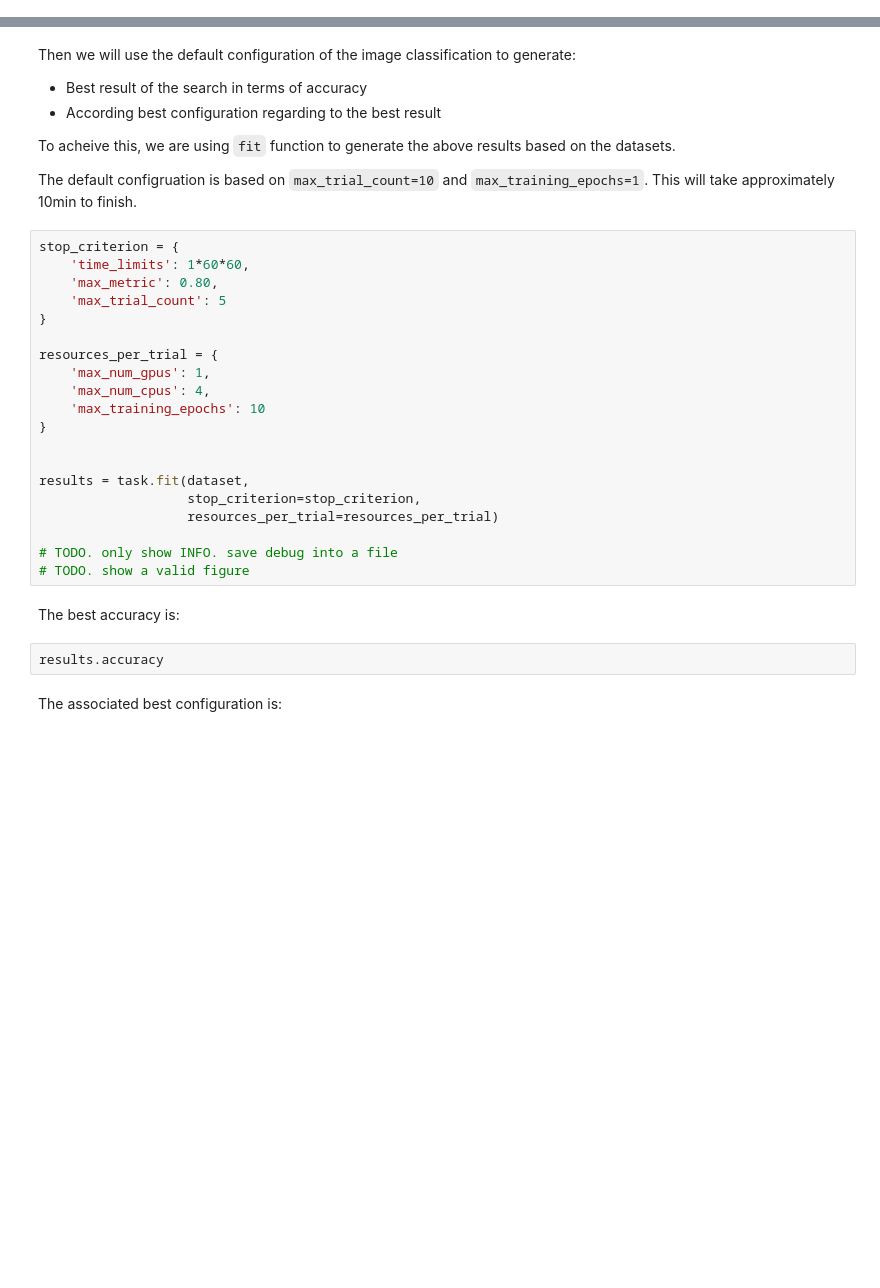
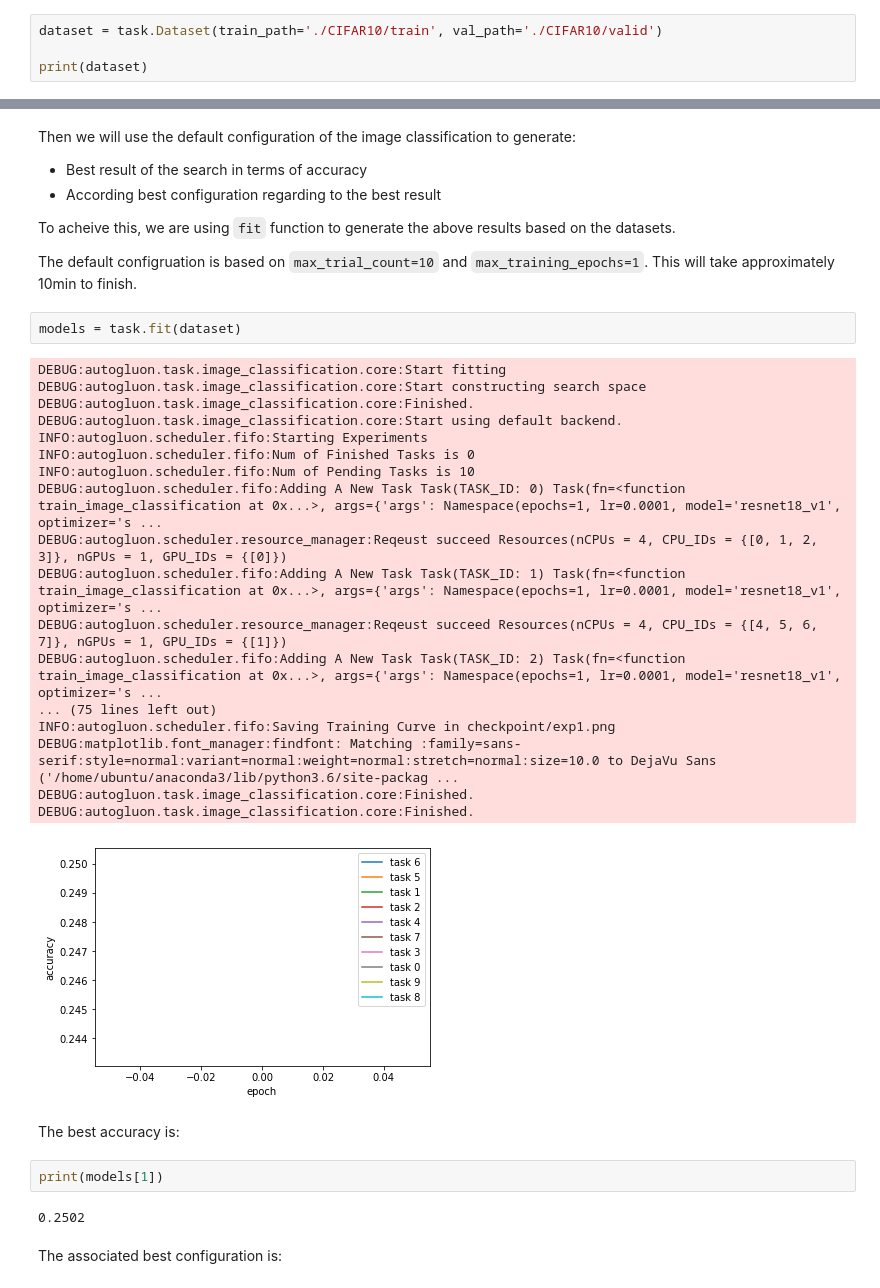
Before and after one commit to autogluon/autogluon, a Jupyter notebook: tutorials/autogluon_demo.ipynb, the cells around one changed output, grey strips where cells are left out. Saved outputs shown, nothing was run; the diff lists cells and outputs as text; blank space fills up the shorter version.

```diff
--- a/tutorials/autogluon_demo.ipynb
+++ b/tutorials/autogluon_demo.ipynb
@@ -44,0 +41,4 @@ dataset = task.Dataset(name='cifar10') # case insentive
+# %%
+dataset = task.Dataset(train_path='./CIFAR10/train', val_path='./CIFAR10/valid')
+
+print(dataset)
@@ -55,29 +66,32 @@ Then we will use the default configuration of the image classification to genera
 To acheive this, we are using `fit` function to generate the above results based on the datasets.
 
 The default configruation is based on `max_trial_count=10` and `max_training_epochs=1`. This will take approximately 10min to finish.
-# %%
-stop_criterion = {
-    'time_limits': 1*60*60,
-    'max_metric': 0.80,
-    'max_trial_count': 5
-}
-
-resources_per_trial = {
-    'max_num_gpus': 1,
-    'max_num_cpus': 4,
-    'max_training_epochs': 10
-}
-
-
-results = task.fit(dataset,
-                   stop_criterion=stop_criterion,
-                   resources_per_trial=resources_per_trial)
-
-# TODO. only show INFO. save debug into a file
-# TODO. show a valid figure
+# %%
+models = task.fit(dataset)
+# %% [output]
+DEBUG:autogluon.task.image_classification.core:Start fitting
+DEBUG:autogluon.task.image_classification.core:Start constructing search space
+DEBUG:autogluon.task.image_classification.core:Finished.
+DEBUG:autogluon.task.image_classification.core:Start using default backend.
+INFO:autogluon.scheduler.fifo:Starting Experiments
+INFO:autogluon.scheduler.fifo:Num of Finished Tasks is 0
+INFO:autogluon.scheduler.fifo:Num of Pending Tasks is 10
+DEBUG:autogluon.scheduler.fifo:Adding A New Task Task(TASK_ID: 0) Task(fn=<function train_image_classification at 0x...>, args={'args': Namespace(epochs=1, lr=0.0001, model='resnet18_v1', optimizer='s ...
+DEBUG:autogluon.scheduler.resource_manager:Reqeust succeed Resources(nCPUs = 4, CPU_IDs = {[0, 1, 2, 3]}, nGPUs = 1, GPU_IDs = {[0]})
+DEBUG:autogluon.scheduler.fifo:Adding A New Task Task(TASK_ID: 1) Task(fn=<function train_image_classification at 0x...>, args={'args': Namespace(epochs=1, lr=0.0001, model='resnet18_v1', optimizer='s ...
+DEBUG:autogluon.scheduler.resource_manager:Reqeust succeed Resources(nCPUs = 4, CPU_IDs = {[4, 5, 6, 7]}, nGPUs = 1, GPU_IDs = {[1]})
+DEBUG:autogluon.scheduler.fifo:Adding A New Task Task(TASK_ID: 2) Task(fn=<function train_image_classification at 0x...>, args={'args': Namespace(epochs=1, lr=0.0001, model='resnet18_v1', optimizer='s ...
+... (75 lines left out)
+INFO:autogluon.scheduler.fifo:Saving Training Curve in checkpoint/exp1.png
+DEBUG:matplotlib.font_manager:findfont: Matching :family=sans-serif:style=normal:variant=normal:weight=normal:stretch=normal:size=10.0 to DejaVu Sans ('/home/ubuntu/anaconda3/lib/python3.6/site-packag ...
+DEBUG:autogluon.task.image_classification.core:Finished.
+DEBUG:autogluon.task.image_classification.core:Finished.
+[figure, added]
 # %% [markdown]
 The best accuracy is:
-# %%
-results.accuracy
+# %%
+print(models[1])
+# %% [output]
+0.2502
 # %% [markdown]
 The associated best configuration is:
```
Also changed, not shown: parts of 58 cells of this notebook, 7 other files.
